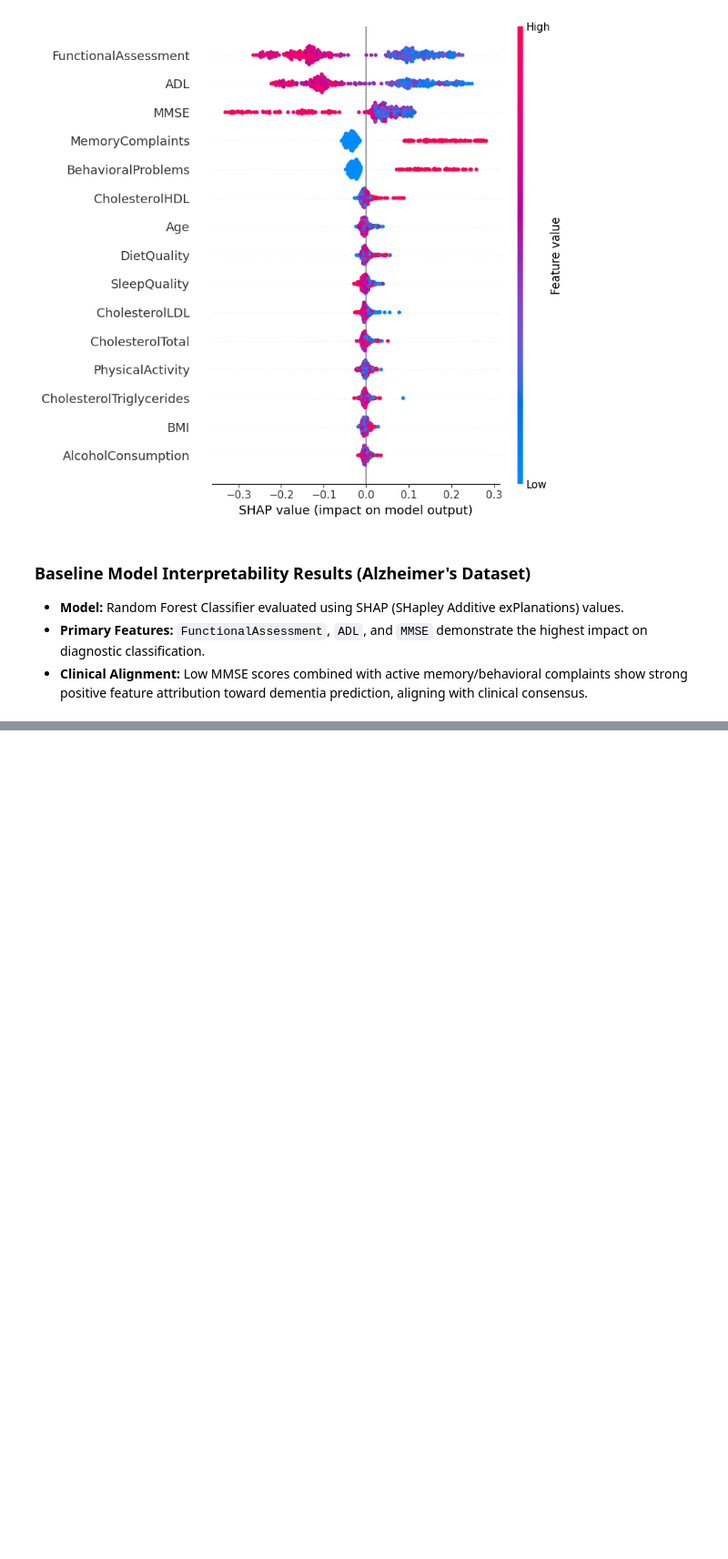
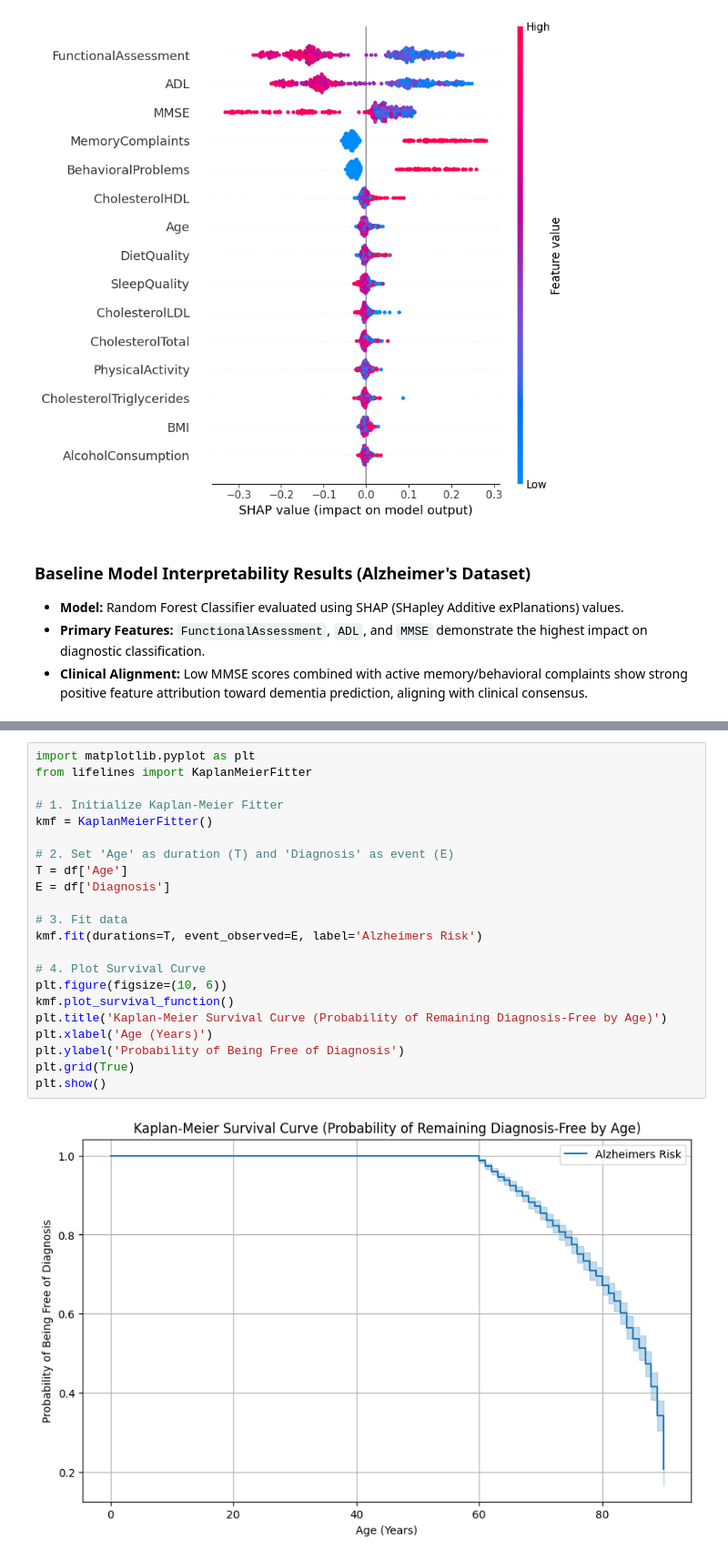
Before and after one commit to saradindu-chaudhuri/SC, a Jupyter notebook: CHeBA_Interpretable_ML_Alzheimers.ipynb, the cells around one changed output, grey strips where cells are left out. Shown at 91% size. Cells and saved outputs as stored; diff of their text form; blank space fills up the shorter version.

```diff
--- a/CHeBA_Interpretable_ML_Alzheimers.ipynb
+++ b/CHeBA_Interpretable_ML_Alzheimers.ipynb
@@ -103,0 +128,24 @@ WARNING:shap:Background dataset has 1719 samples but max_samples=100. Subsamplin
+# %%
+import matplotlib.pyplot as plt
+from lifelines import KaplanMeierFitter
+
+# 1. Initialize Kaplan-Meier Fitter
+kmf = KaplanMeierFitter()
+
+# 2. Set 'Age' as duration (T) and 'Diagnosis' as event (E)
+T = df['Age']
+E = df['Diagnosis']
+
+# 3. Fit data
+kmf.fit(durations=T, event_observed=E, label='Alzheimers Risk')
+
+# 4. Plot Survival Curve
+plt.figure(figsize=(10, 6))
+kmf.plot_survival_function()
+plt.title('Kaplan-Meier Survival Curve (Probability of Remaining Diagnosis-Free by Age)')
+plt.xlabel('Age (Years)')
+plt.ylabel('Probability of Being Free of Diagnosis')
+plt.grid(True)
+plt.show()
+# %% [output]
+[figure, added]
```
Also changed, not shown: parts of 3 cells of this notebook.
